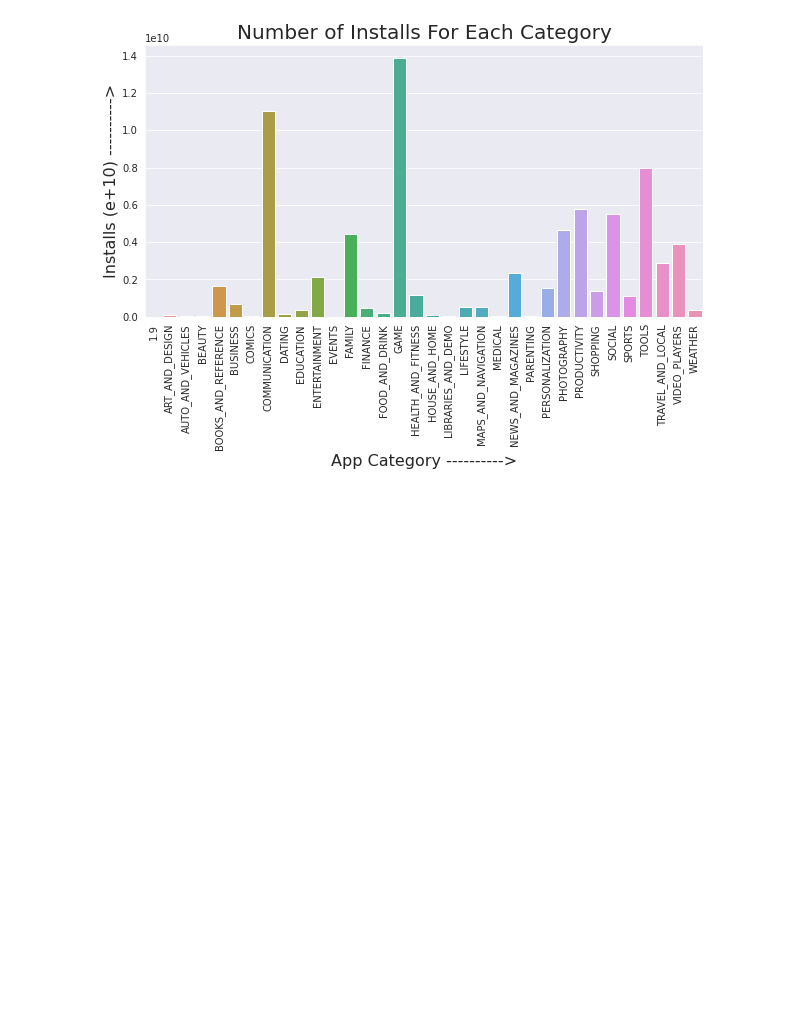
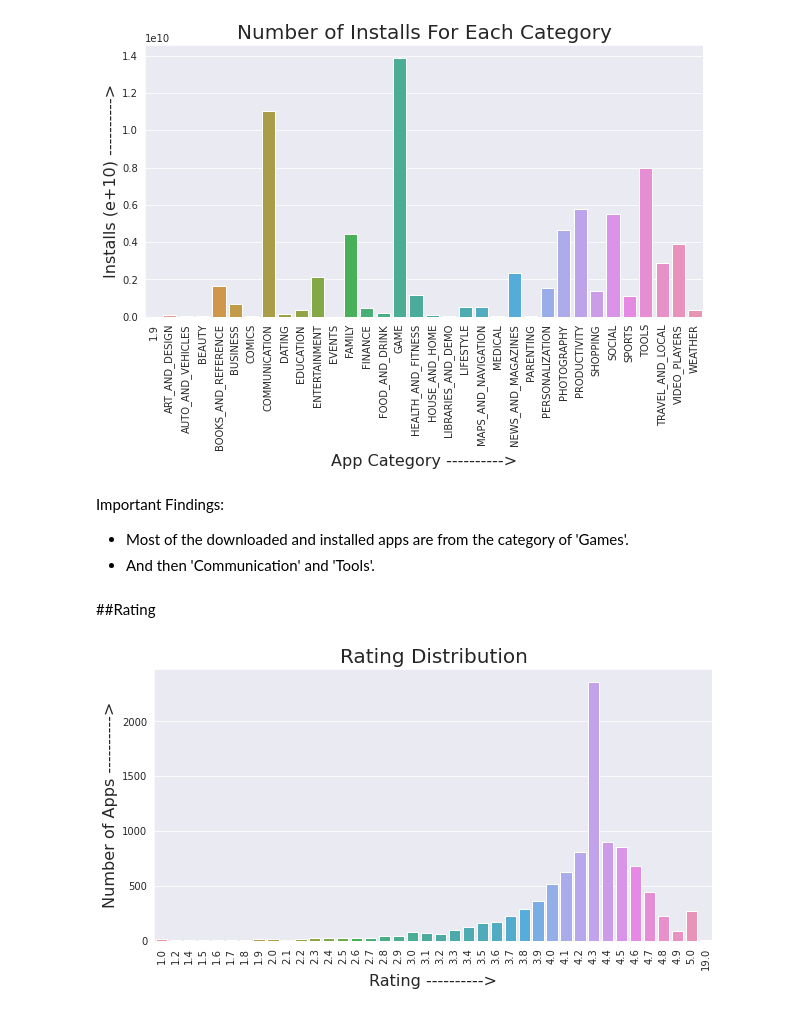
Before and after one commit to anupstar100/Google-Play-Store-App-Review-EDA-, a Jupyter notebook: Play_Store_App_Review_Analysis_Capstone_Project.ipynb, the cells around one changed output. Cells and saved outputs as stored; diff of their text form; code cells hidden in the pictures; blank space fills up the shorter version.

```diff
--- a/Play_Store_App_Review_Analysis_Capstone_Project.ipynb
+++ b/Play_Store_App_Review_Analysis_Capstone_Project.ipynb
@@ -513,3 +517,23 @@ plt.title('Number of Installs For Each Category', size = 20)
 plt.show()
 # %% [output]
 [figure]
+# %% [markdown]
+Important Findings:
+*  Most of the downloaded and installed apps are from the category of 'Games'.
+*  And then 'Communication' and 'Tools'.
+# %% [markdown]
+##Rating
+# %%
+# DISTRIBUTION OF RATING
+
+plt.figure(figsize = (10, 5))
+sns.countplot(x = 'Rating', data = apps_df)
+
+plt.title('Rating Distribution', size = 20)
+plt.xticks(rotation = 90)
+plt.xlabel('Rating ---------->', size = 16)
+plt.ylabel('Number of Apps ---------->', size = 16)
+
+plt.show()
+# %% [output]
+[figure, added]
```
Also changed, not shown: parts of 4 cells of this notebook.
